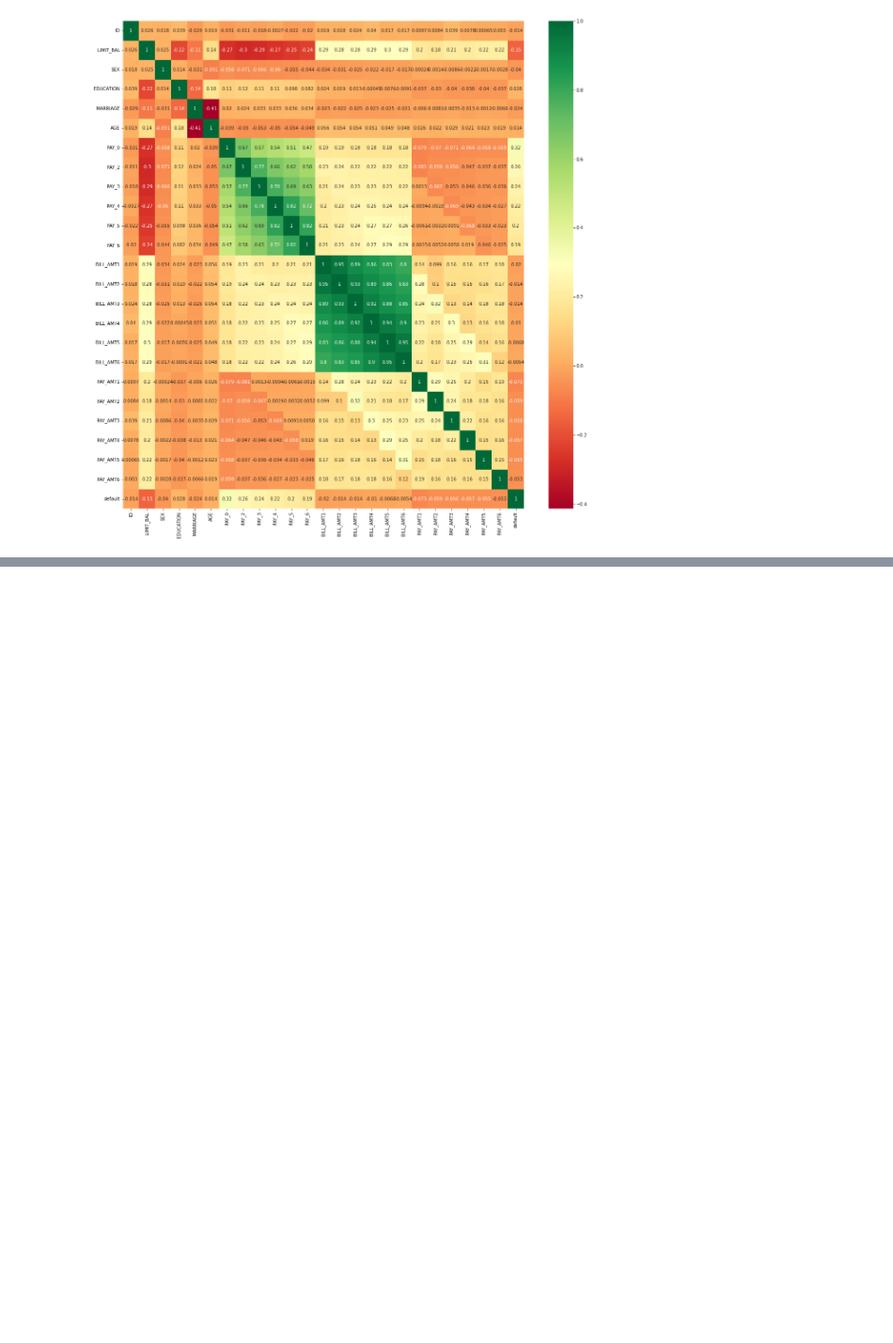
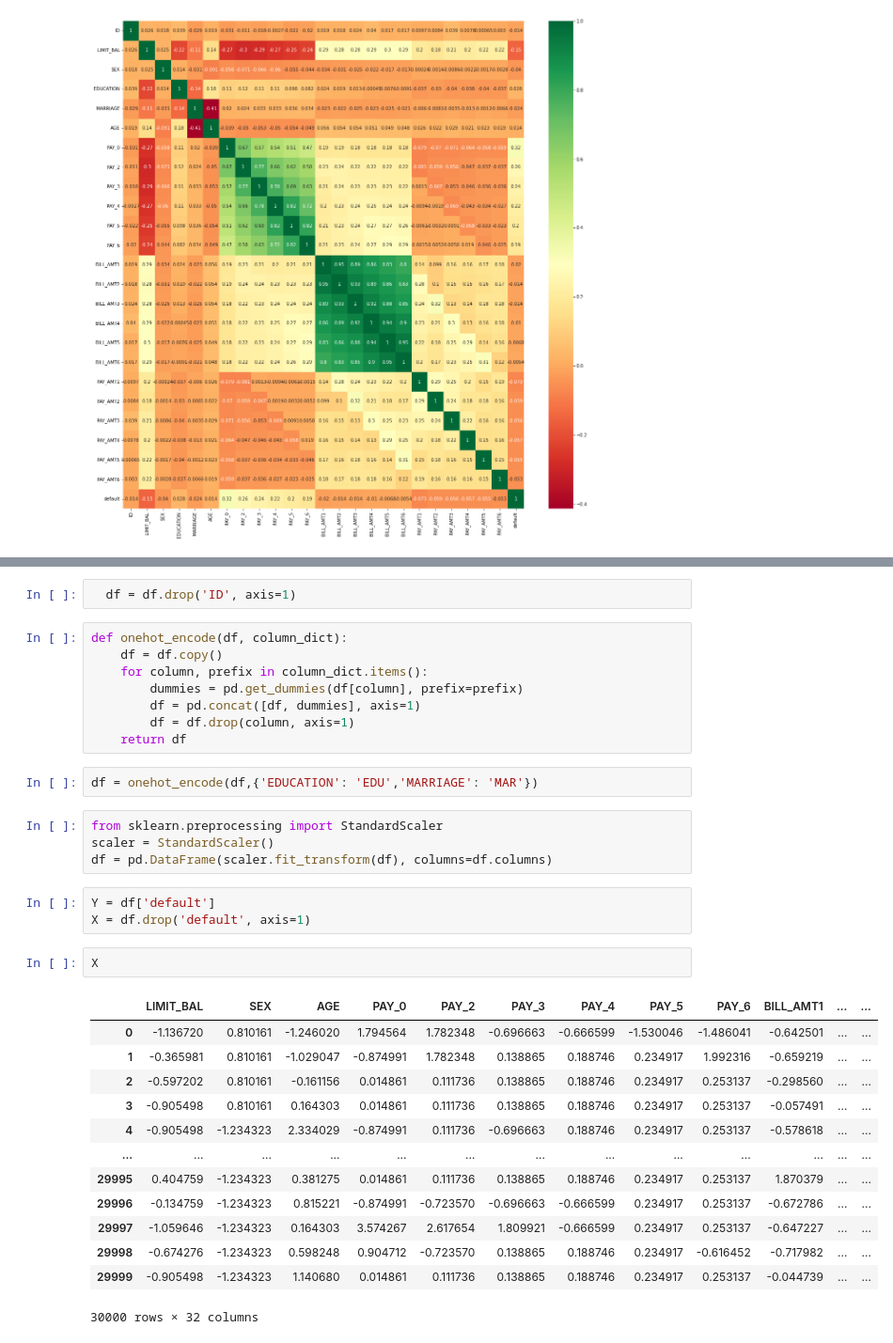
Before and after one commit to iam-ajitkumartoppo/credit_card_default_prediction, a Jupyter notebook: Credit_card_default_prediction.ipynb, the cells around one changed output, grey strips where cells are left out. Shown at 94% size. Drawn from its saved outputs; the diff is of its cells as text; blank space fills up the shorter version.

```diff
--- a/Credit_card_default_prediction.ipynb
+++ b/Credit_card_default_prediction.ipynb
@@ -92,0 +95,35 @@ plt.show()
+# %%
+  df = df.drop('ID', axis=1)
+# %%
+def onehot_encode(df, column_dict):
+    df = df.copy()
+    for column, prefix in column_dict.items():
+        dummies = pd.get_dummies(df[column], prefix=prefix)
+        df = pd.concat([df, dummies], axis=1)
+        df = df.drop(column, axis=1)
+    return df
+# %%
+df = onehot_encode(df,{'EDUCATION': 'EDU','MARRIAGE': 'MAR'})
+# %%
+from sklearn.preprocessing import StandardScaler
+scaler = StandardScaler()
+df = pd.DataFrame(scaler.fit_transform(df), columns=df.columns)
+# %%
+Y = df['default']
+X = df.drop('default', axis=1)
+# %%
+X
+# %% [output]
+|  | LIMIT_BAL | SEX | AGE | PAY_0 | PAY_2 | PAY_3 | PAY_4 | PAY_5 | PAY_6 | BILL_AMT1 | ... | ... |
+| 0 | -1.136720 | 0.810161 | -1.246020 | 1.794564 | 1.782348 | -0.696663 | -0.666599 | -1.530046 | -1.486041 | -0.642501 | ... | ... |
+| 1 | -0.365981 | 0.810161 | -1.029047 | -0.874991 | 1.782348 | 0.138865 | 0.188746 | 0.234917 | 1.992316 | -0.659219 | ... | ... |
+| 2 | -0.597202 | 0.810161 | -0.161156 | 0.014861 | 0.111736 | 0.138865 | 0.188746 | 0.234917 | 0.253137 | -0.298560 | ... | ... |
+| 3 | -0.905498 | 0.810161 | 0.164303 | 0.014861 | 0.111736 | 0.138865 | 0.188746 | 0.234917 | 0.253137 | -0.057491 | ... | ... |
+| 4 | -0.905498 | -1.234323 | 2.334029 | -0.874991 | 0.111736 | -0.696663 | 0.188746 | 0.234917 | 0.253137 | -0.578618 | ... | ... |
+| ... | ... | ... | ... | ... | ... | ... | ... | ... | ... | ... | ... | ... |
+| 29995 | 0.404759 | -1.234323 | 0.381275 | 0.014861 | 0.111736 | 0.138865 | 0.188746 | 0.234917 | 0.253137 | 1.870379 | ... | ... |
+| 29996 | -0.134759 | -1.234323 | 0.815221 | -0.874991 | -0.723570 | -0.696663 | -0.666599 | 0.234917 | 0.253137 | -0.672786 | ... | ... |
+| 29997 | -1.059646 | -1.234323 | 0.164303 | 3.574267 | 2.617654 | 1.809921 | -0.666599 | 0.234917 | 0.253137 | -0.647227 | ... | ... |
+| 29998 | -0.674276 | -1.234323 | 0.598248 | 0.904712 | -0.723570 | 0.138865 | 0.188746 | 0.234917 | -0.616452 | -0.717982 | ... | ... |
+| 29999 | -0.905498 | -1.234323 | 1.140680 | 0.014861 | 0.111736 | 0.138865 | 0.188746 | 0.234917 | 0.253137 | -0.044739 | ... | ... |
+30000 rows × 32 columns
```
Also changed, not shown: parts of 11 cells of this notebook.
